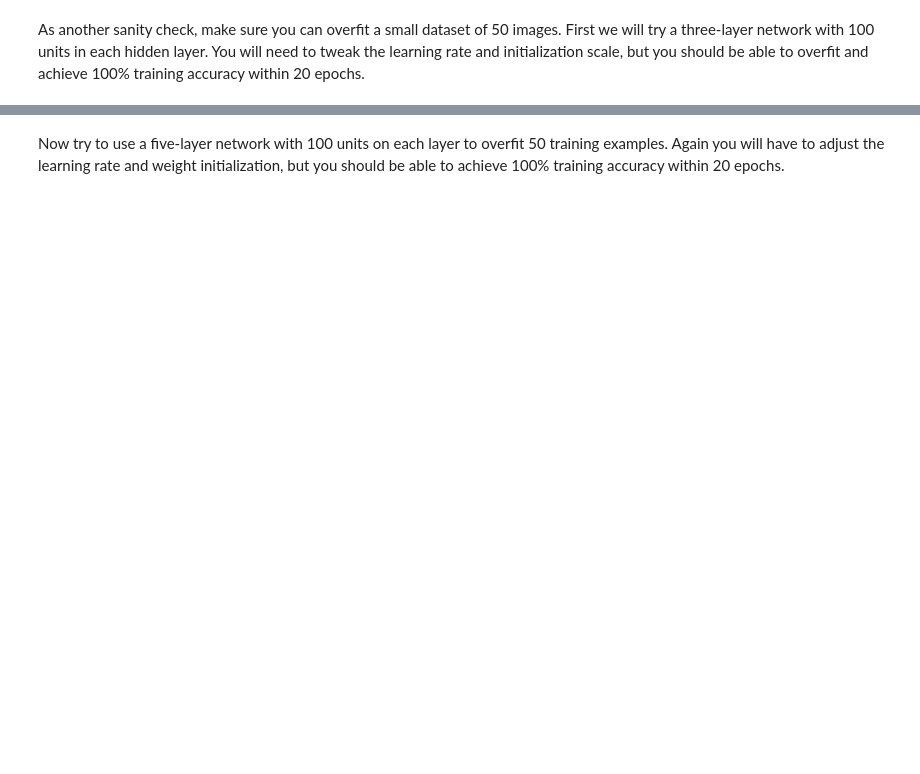
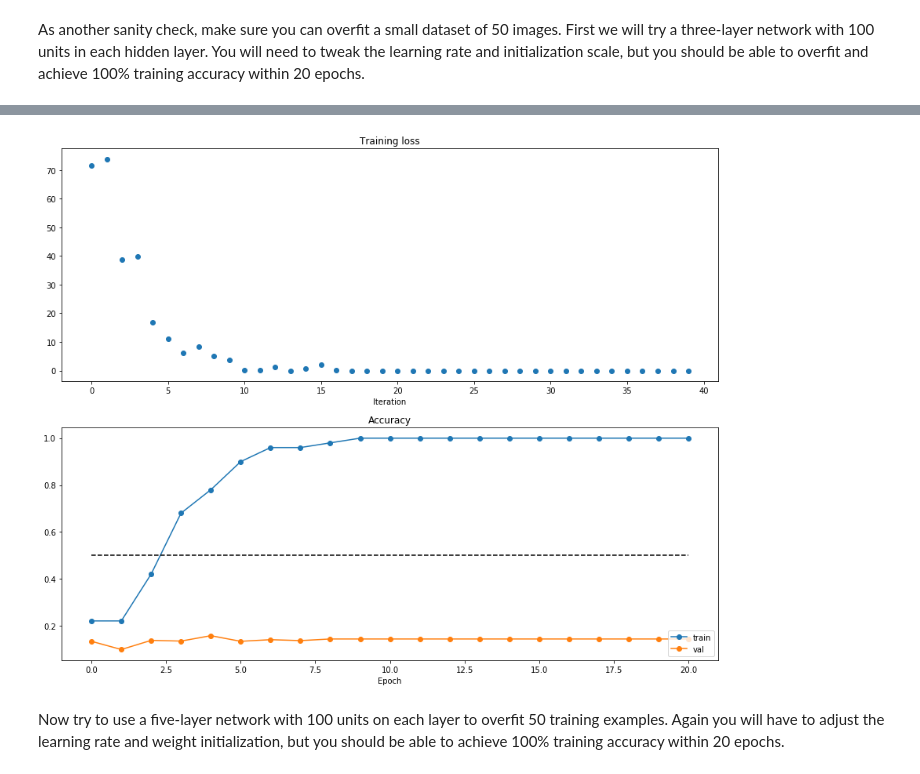
Before and after one commit to dashidhy/cs231n_assignments, a Jupyter notebook: cs231n_assignment2/assignment2/FullyConnectedNets.ipynb, the cells around one changed output, grey strips where cells are left out. Drawn from its saved outputs; the diff is of its cells as text; code cells hidden in the pictures; blank space fills up the shorter version.

```diff
--- a/cs231n_assignment2/assignment2/FullyConnectedNets.ipynb
+++ b/cs231n_assignment2/assignment2/FullyConnectedNets.ipynb
@@ -405,8 +422,8 @@ small_data = {
   'y_val': data['y_val'],
 }
 
-weight_scale = 1e-2
-learning_rate = 1e-4
+learning_rate = 1e-3
+weight_scale = 6e-2
 model = FullyConnectedNet([100, 100],
               weight_scale=weight_scale, dtype=np.float64)
 solver = Solver(model, small_data,
@@ -418,8 +435,18 @@ solver = Solver(model, small_data,
          )
 solver.train()
 
+plt.subplot(2, 1, 1)
+plt.title('Training loss')
 plt.plot(solver.loss_history, 'o')
-plt.title('Training loss history')
 plt.xlabel('Iteration')
-plt.ylabel('Training loss')
+
+plt.subplot(2, 1, 2)
+plt.title('Accuracy')
+plt.plot(solver.train_acc_history, '-o', label='train')
+plt.plot(solver.val_acc_history, '-o', label='val')
+plt.plot([0.5] * len(solver.val_acc_history), 'k--')
+plt.xlabel('Epoch')
+plt.legend(loc='lower right')
+plt.gcf().set_size_inches(15, 12)
 plt.show()
+# %% [output]
@@ -426,3 +470,4 @@ plt.show()
+[figure, added]
 # %% [markdown]
 Now try to use a five-layer network with 100 units on each layer to overfit 50 training examples. Again you will have to adjust the learning rate and weight initialization, but you should be able to achieve 100% training accuracy within 20 epochs.
 # %%
```
Also changed, not shown: parts of 11 cells of this notebook, 3 other files.
